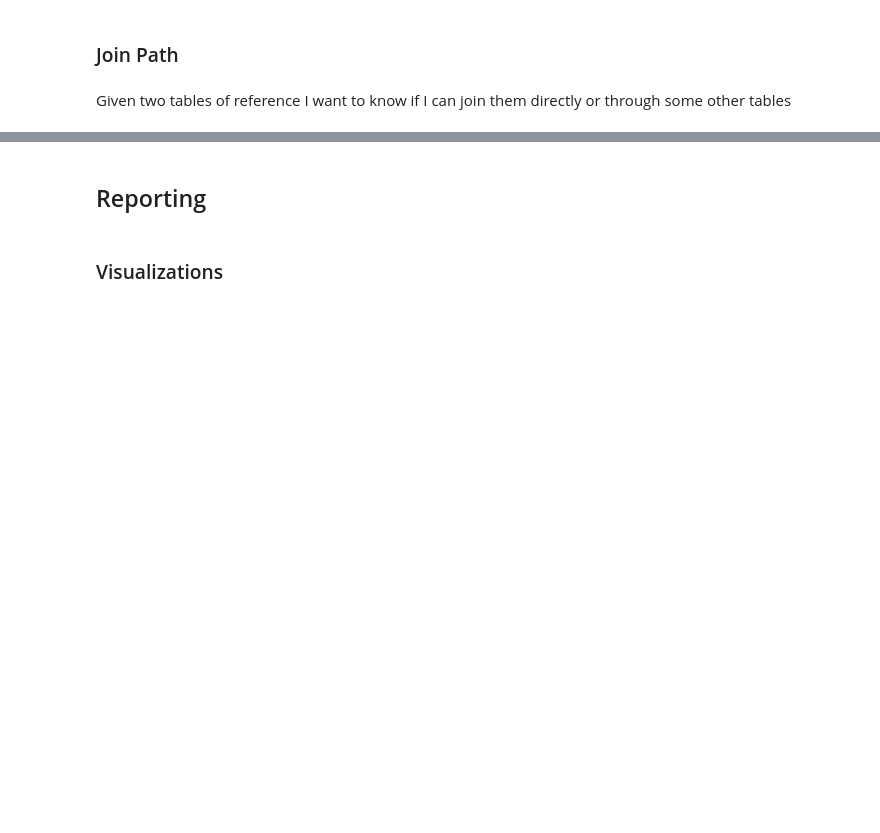
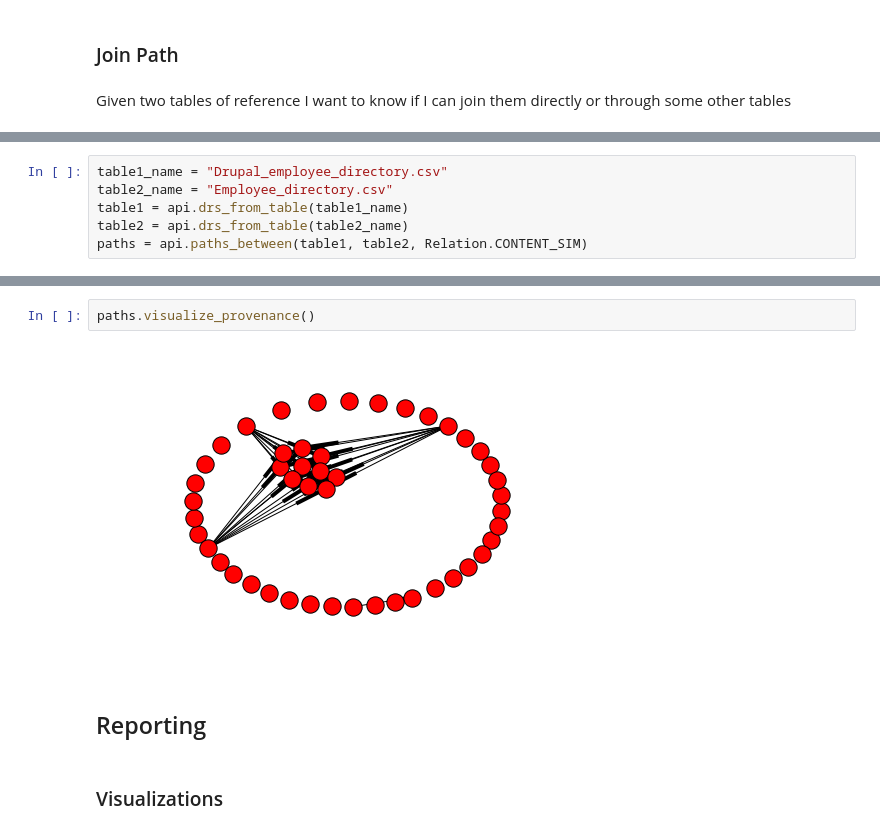
Before and after one commit to mitdbg/aurum-datadiscovery, a Jupyter notebook: MIT_DWH_v3.ipynb, the cells around one changed output, grey strips where cells are left out. Drawn from its saved outputs; the diff is of its cells as text; blank space fills up the shorter version.

```diff
--- a/MIT_DWH_v3.ipynb
+++ b/MIT_DWH_v3.ipynb
@@ -227,0 +236,6 @@ AttributeError: 'list' object has no attribute 'data'
+# %%
+table1_name = "Drupal_employee_directory.csv"
+table2_name = "Employee_directory.csv"
+table1 = api.drs_from_table(table1_name)
+table2 = api.drs_from_table(table2_name)
+paths = api.paths_between(table1, table2, Relation.CONTENT_SIM)
@@ -228,3 +254,7 @@ AttributeError: 'list' object has no attribute 'data'
+# %%
+paths.visualize_provenance()
+# %% [output]
+[figure, added]
 # %% [markdown]
 ## Reporting
 # %% [markdown]
```
Also changed, not shown: parts of 10 cells of this notebook, 1 other file.
